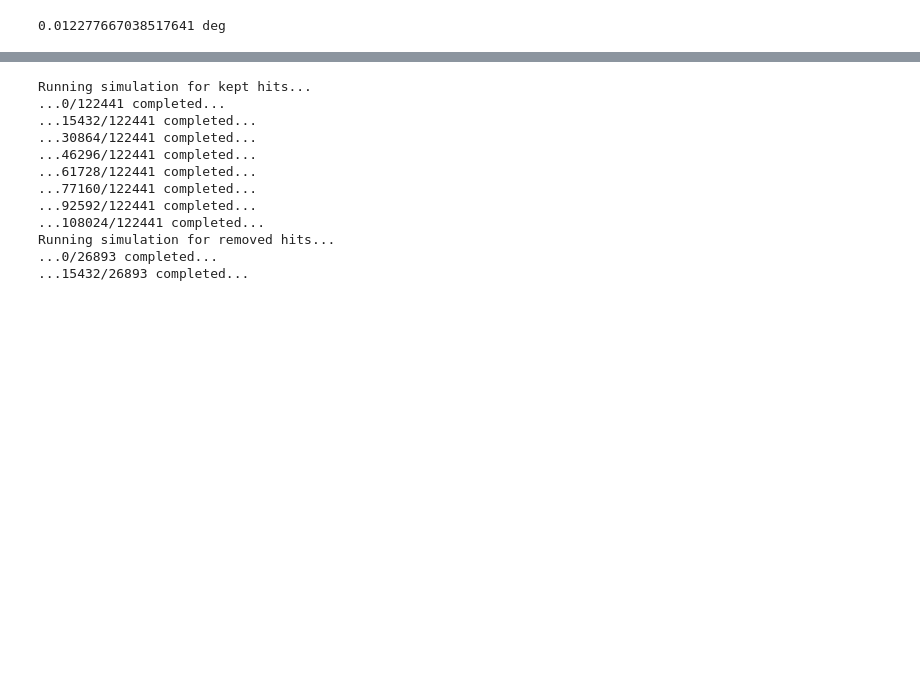
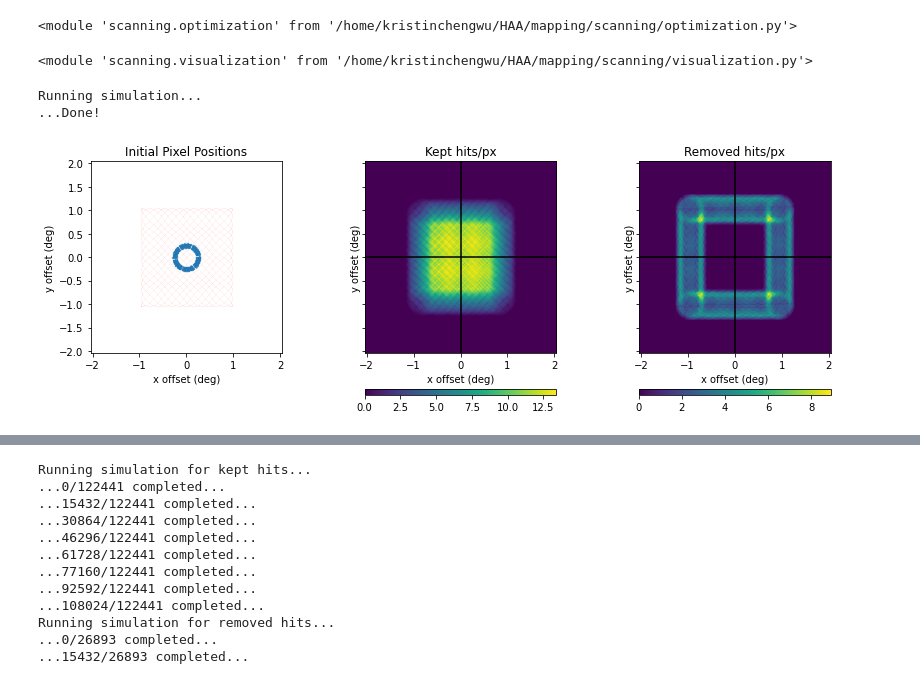
Before and after one commit to ccatp/scan_patterns, a Jupyter notebook: tutorials/simulations.ipynb, the cells around one changed output, grey strips where cells are left out. Drawn from its saved outputs; the diff is of its cells as text; code cells hidden in the pictures; blank space fills up the shorter version.

```diff
--- a/tutorials/simulations.ipynb
+++ b/tutorials/simulations.ipynb
@@ -8,17 +13,31 @@ import importlib
+# %%
+importlib.reload(optimization)
+# %% [output]
+<module 'scanning.optimization' from '/home/kristinchengwu/HAA/mapping/scanning/optimization.py'>
+# %%
+importlib.reload(visualization)
+# %% [output]
+<module 'scanning.visualization' from '/home/kristinchengwu/HAA/mapping/scanning/visualization.py'>
 # %%
 prime_cam = camera.PrimeCam()
 prime_cam.add_module('Mod280', 'c', mod_rot=0)
-print(prime_cam.get_module('Mod280').ang_res)
 
 sky_pattern = coordinates.Pong(
     num_term=4,
-    width=3, height=3, spacing='400 arcsec',
-    velocity=1/2, sample_interval=1/400,
-    angle=0,
+    width=2, height=2, spacing='400 arcsec',
+    velocity=1/2, sample_interval=1/40,
 )
 
 telescope_pattern = coordinates.TelescopePattern(
-    sky_pattern, obs_param='Observation.json', instrument=prime_cam
+    sky_pattern, instrument=prime_cam, start_ra=0, start_dec=0, start_hrang=0
 )
+
+sim = optimization.Simulation(telescope_pattern, 'Mod280')
 # %% [output]
-0.012277667038517641 deg
+Running simulation...
+...Done!
+# %%
+sim.set_conditions(max_acc=0.5, det_radius_range=[0.2*u.deg, 0.3*u.deg])
+visualization.hitmap(sim, kept_hits=True, removed_hits=True)
+# %% [output]
+[figure, added]
```
Also changed, not shown: parts of 11 cells of this notebook, 11 other files.
